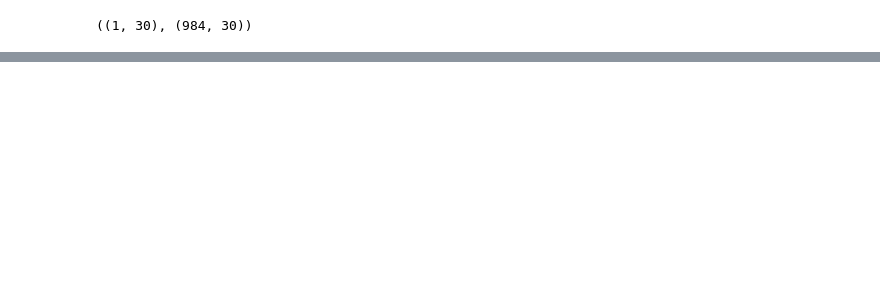
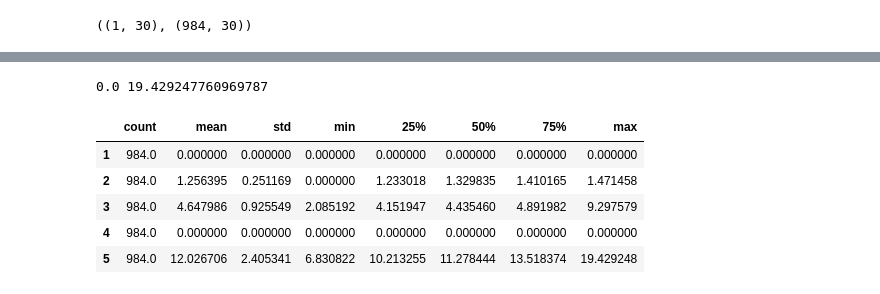
Before and after one commit to rickardbrannvall/tfhe_logreg, a Jupyter notebook: A_Explore_and_train_in_Python.ipynb, the cells around one changed output, grey strips where cells are left out. Saved outputs shown, nothing was run; the diff lists cells and outputs as text; code cells hidden in the pictures; blank space fills up the shorter version.

```diff
--- a/A_Explore_and_train_in_Python.ipynb
+++ b/A_Explore_and_train_in_Python.ipynb
@@ -173,0 +166,3 @@ pd.DataFrame(temps, columns=credit.columns[:-1]).describe().T
+# %%
+r = -X_min
+Z = X + r
@@ -173,0 +204,13 @@ pd.DataFrame(temps, columns=credit.columns[:-1]).describe().T
+# %%
+terms1 = ((X+r)*Ap)
+print(terms1.min(), terms1.max())
+#
+pd.DataFrame(terms1, columns=credit.columns[:-1]).describe().T.head()
+# %% [output]
+0.0 19.429247760969787
+|  | count | mean | std | min | 25% | 50% | 75% | max |
+| 1 | 984.0 | 0.000000 | 0.000000 | 0.000000 | 0.000000 | 0.000000 | 0.000000 | 0.000000 |
+| 2 | 984.0 | 1.256395 | 0.251169 | 0.000000 | 1.233018 | 1.329835 | 1.410165 | 1.471458 |
+| 3 | 984.0 | 4.647986 | 0.925549 | 2.085192 | 4.151947 | 4.435460 | 4.891982 | 9.297579 |
+| 4 | 984.0 | 0.000000 | 0.000000 | 0.000000 | 0.000000 | 0.000000 | 0.000000 | 0.000000 |
+| 5 | 984.0 | 12.026706 | 2.405341 | 6.830822 | 10.213255 | 11.278444 | 13.518374 | 19.429248 |
```
Also changed, not shown: parts of 19 cells of this notebook, 6 other files.
